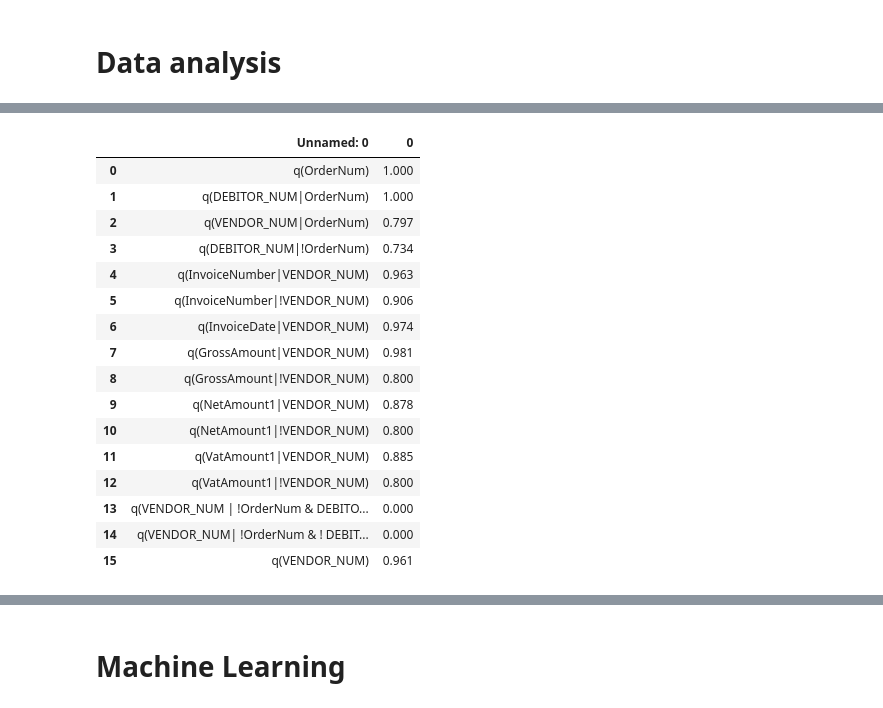
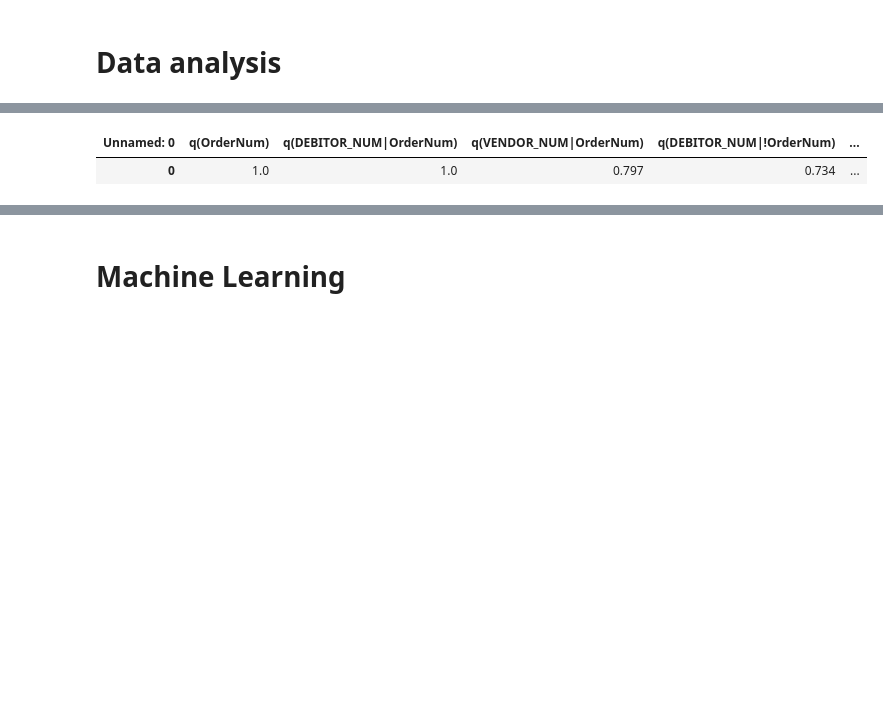
Before and after one commit to FusionShareeza/Masterarbeit, a Jupyter notebook: sqlconnector.ipynb, the cells around one changed output, grey strips where cells are left out. Drawn from its saved outputs; the diff is of its cells as text; code cells hidden in the pictures; blank space fills up the shorter version.

Commit message:
commit_sollwerte

```diff
--- a/sqlconnector.ipynb
+++ b/sqlconnector.ipynb
@@ -553,21 +538,7 @@ The default dtype for empty Series will be 'object' instead of 'float64' in a fu
 # %%
-abc = pd.read_csv('data/sollwerte.csv', encoding='utf-8')
-display(abc)
+sollwerte = pd.read_csv('data/sollwerte.csv', encoding='utf-8')
+sollwerte_transposed = sollwerte.set_index('Unnamed: 0').T
+display(sollwerte_transposed)
 # %% [output]
-|  | Unnamed: 0 | 0 |
-| 0 | q(OrderNum) | 1.000 |
-| 1 | q(DEBITOR_NUM|OrderNum) | 1.000 |
-| 2 | q(VENDOR_NUM|OrderNum) | 0.797 |
-| 3 | q(DEBITOR_NUM|!OrderNum) | 0.734 |
-| 4 | q(InvoiceNumber|VENDOR_NUM) | 0.963 |
-| 5 | q(InvoiceNumber|!VENDOR_NUM) | 0.906 |
-| 6 | q(InvoiceDate|VENDOR_NUM) | 0.974 |
-| 7 | q(GrossAmount|VENDOR_NUM) | 0.981 |
-| 8 | q(GrossAmount|!VENDOR_NUM) | 0.800 |
-| 9 | q(NetAmount1|VENDOR_NUM) | 0.878 |
-| 10 | q(NetAmount1|!VENDOR_NUM) | 0.800 |
-| 11 | q(VatAmount1|VENDOR_NUM) | 0.885 |
-| 12 | q(VatAmount1|!VENDOR_NUM) | 0.800 |
-| 13 | q(VENDOR_NUM | !OrderNum & DEBITO... | 0.000 |
-| 14 | q(VENDOR_NUM| !OrderNum & ! DEBIT... | 0.000 |
-| 15 | q(VENDOR_NUM) | 0.961 |
+| Unnamed: 0 | q(OrderNum) | q(DEBITOR_NUM|OrderNum) | q(VENDOR_NUM|OrderNum) | q(DEBITOR_NUM|!OrderNum) | ... |
+| 0 | 1.0 | 1.0 | 0.797 | 0.734 | ... |
```
Also changed, not shown: parts of 12 cells of this notebook.
